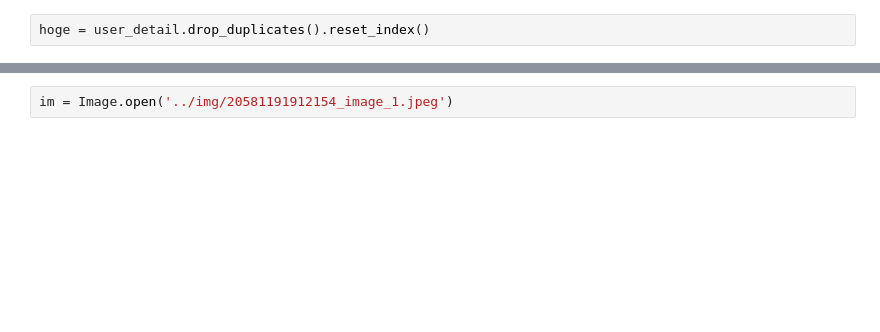
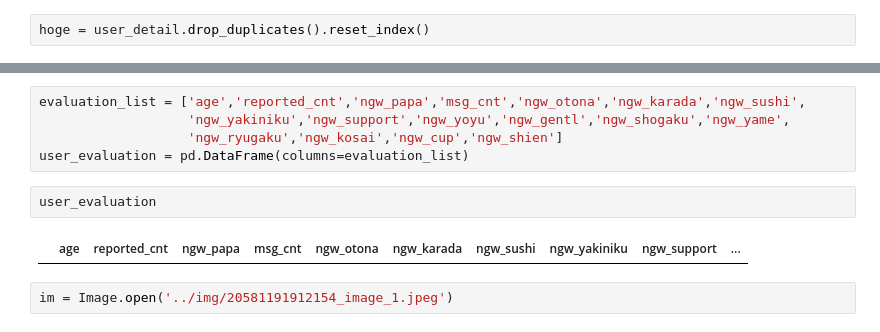
Before and after one commit to msdtakashi/web_scraping, a Jupyter notebook: sugerdaddy.ipynb, the cells around one changed output, grey strips where cells are left out. Cells and saved outputs as stored; diff of their text form; blank space fills up the shorter version.

```diff
--- a/sugerdaddy.ipynb
+++ b/sugerdaddy.ipynb
@@ -162,2 +184,11 @@ save_date = '../user_detail/' + datetime.datetime.now().strftime("%Y%m%d_%H%M")
+# %%
+evaluation_list = ['age','reported_cnt','ngw_papa','msg_cnt','ngw_otona','ngw_karada','ngw_sushi',
+                   'ngw_yakiniku','ngw_support','ngw_yoyu','ngw_gentl','ngw_shogaku','ngw_yame',
+                   'ngw_ryugaku','ngw_kosai','ngw_cup','ngw_shien']
+user_evaluation = pd.DataFrame(columns=evaluation_list)
+# %%
+user_evaluation
+# %% [output]
+|  | age | reported_cnt | ngw_papa | msg_cnt | ngw_otona | ngw_karada | ngw_sushi | ngw_yakiniku | ngw_support | ... |
 # %%
 im = Image.open('../img/20581191912154_image_1.jpeg')
```
Also changed, not shown: parts of 17 cells of this notebook.
